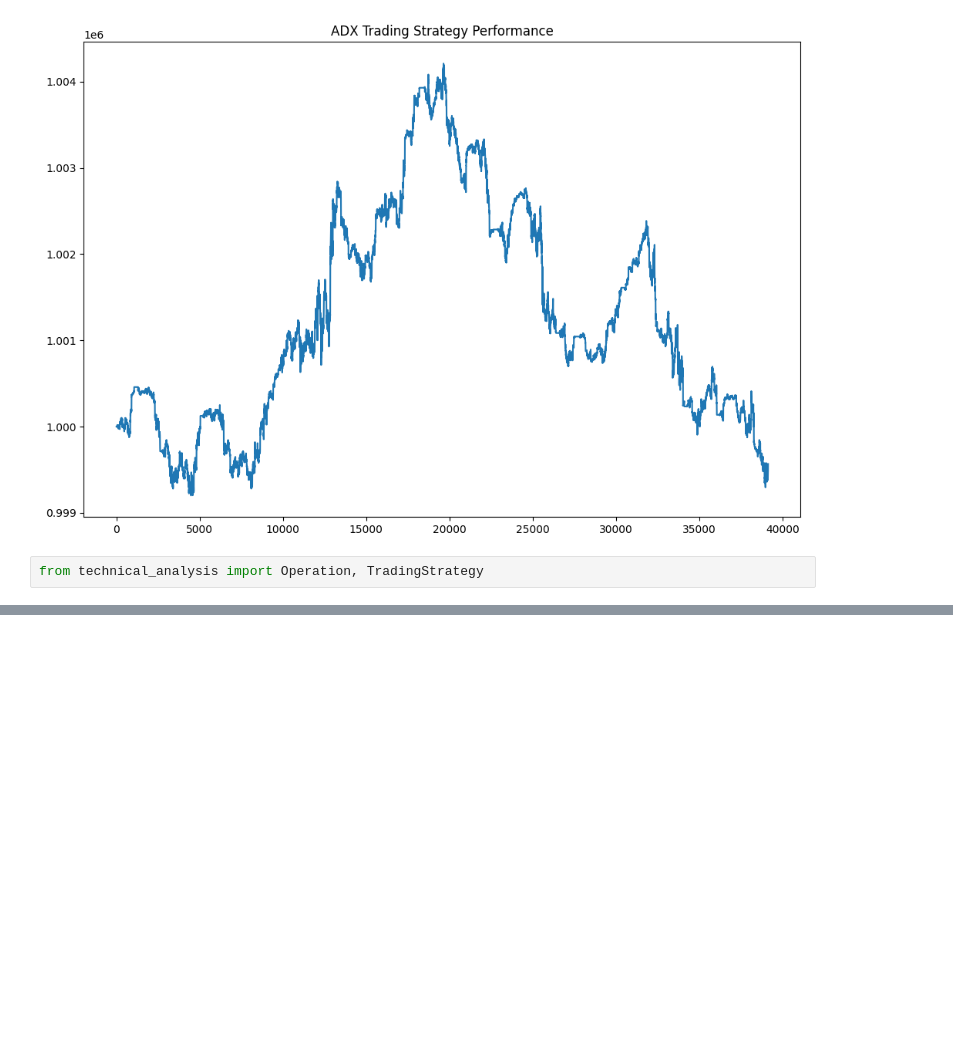
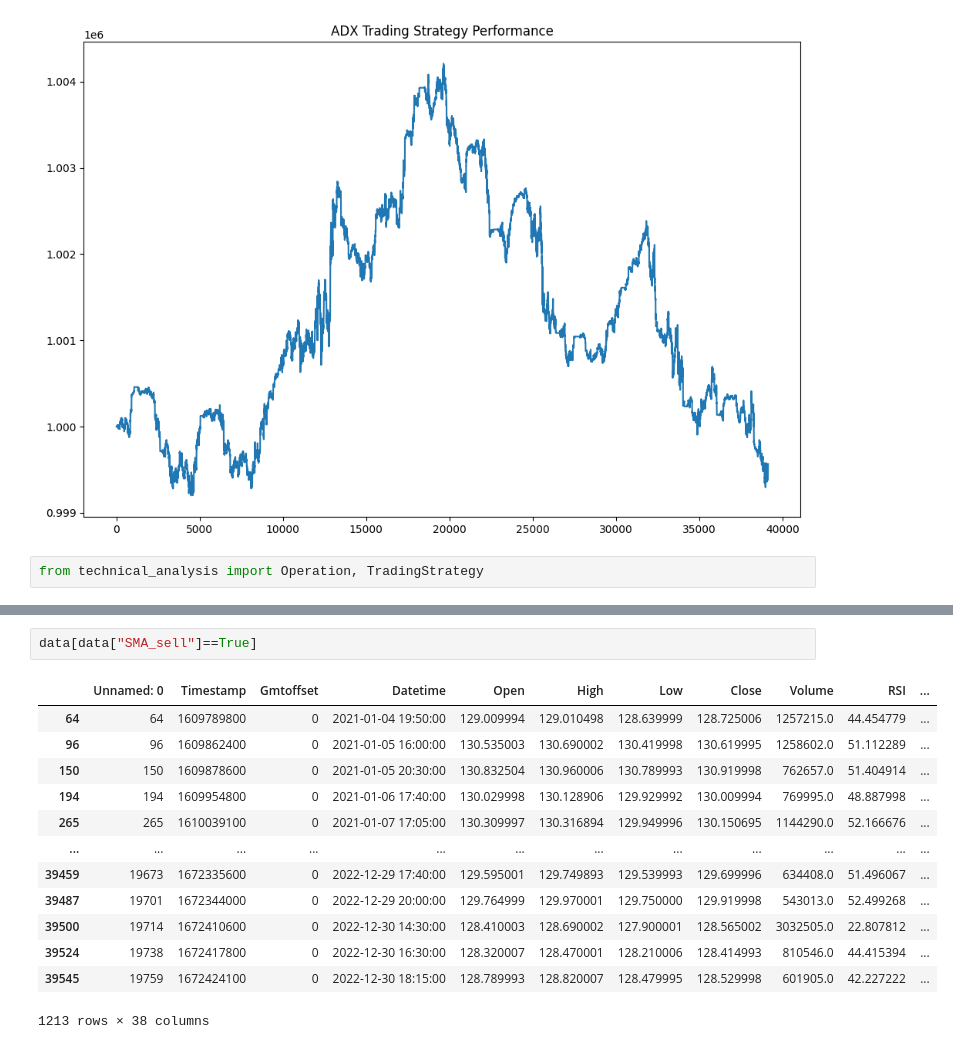
Before and after one commit to david09perez/Proyecto_Trading, a Jupyter notebook: report.ipynb, the cells around one changed output, grey strips where cells are left out. Drawn from its saved outputs; the diff is of its cells as text; blank space fills up the shorter version.

```diff
--- a/report.ipynb
+++ b/report.ipynb
@@ -528,0 +547,16 @@ data[data["SMA_buy"]==True]
+# %%
+data[data["SMA_sell"]==True]
+# %% [output]
+|  | Unnamed: 0 | Timestamp | Gmtoffset | Datetime | Open | High | Low | Close | Volume | RSI | ... |
+| 64 | 64 | 1609789800 | 0 | 2021-01-04 19:50:00 | 129.009994 | 129.010498 | 128.639999 | 128.725006 | 1257215.0 | 44.454779 | ... |
+| 96 | 96 | 1609862400 | 0 | 2021-01-05 16:00:00 | 130.535003 | 130.690002 | 130.419998 | 130.619995 | 1258602.0 | 51.112289 | ... |
+| 150 | 150 | 1609878600 | 0 | 2021-01-05 20:30:00 | 130.832504 | 130.960006 | 130.789993 | 130.919998 | 762657.0 | 51.404914 | ... |
+| 194 | 194 | 1609954800 | 0 | 2021-01-06 17:40:00 | 130.029998 | 130.128906 | 129.929992 | 130.009994 | 769995.0 | 48.887998 | ... |
+| 265 | 265 | 1610039100 | 0 | 2021-01-07 17:05:00 | 130.309997 | 130.316894 | 129.949996 | 130.150695 | 1144290.0 | 52.166676 | ... |
+| ... | ... | ... | ... | ... | ... | ... | ... | ... | ... | ... | ... |
+| 39459 | 19673 | 1672335600 | 0 | 2022-12-29 17:40:00 | 129.595001 | 129.749893 | 129.539993 | 129.699996 | 634408.0 | 51.496067 | ... |
+| 39487 | 19701 | 1672344000 | 0 | 2022-12-29 20:00:00 | 129.764999 | 129.970001 | 129.750000 | 129.919998 | 543013.0 | 52.499268 | ... |
+| 39500 | 19714 | 1672410600 | 0 | 2022-12-30 14:30:00 | 128.410003 | 128.690002 | 127.900001 | 128.565002 | 3032505.0 | 22.807812 | ... |
+| 39524 | 19738 | 1672417800 | 0 | 2022-12-30 16:30:00 | 128.320007 | 128.470001 | 128.210006 | 128.414993 | 810546.0 | 44.415394 | ... |
+| 39545 | 19759 | 1672424100 | 0 | 2022-12-30 18:15:00 | 128.789993 | 128.820007 | 128.479995 | 128.529998 | 601905.0 | 42.227222 | ... |
+1213 rows × 38 columns
```
Also changed, not shown: parts of 17 cells of this notebook, 1 other file.
